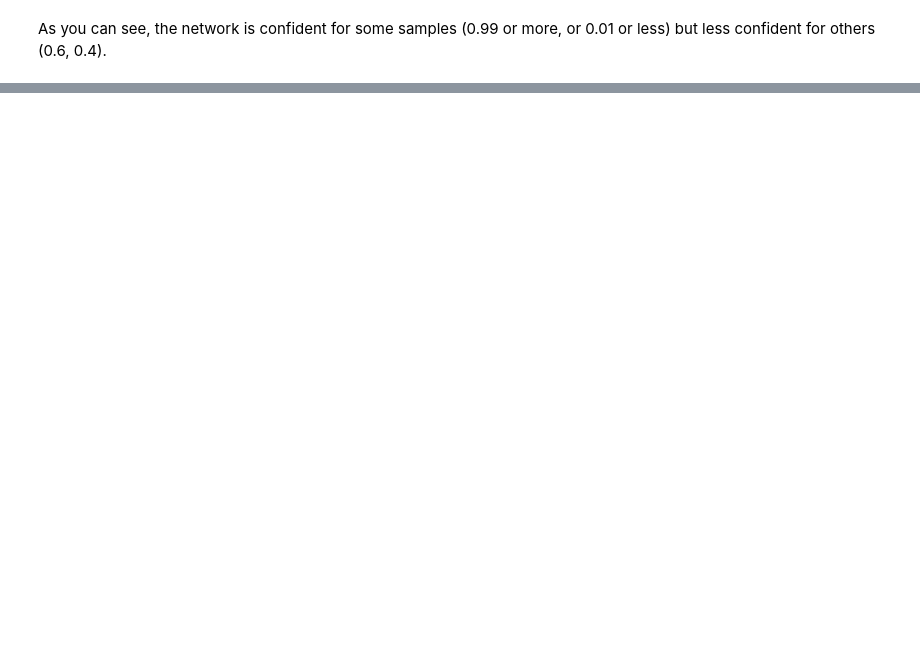
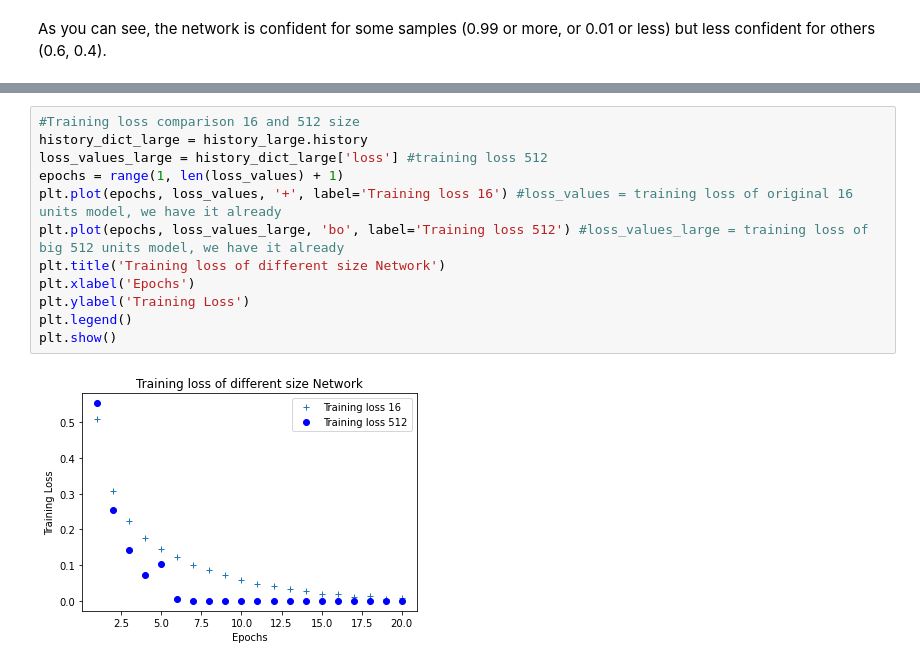
Before and after one commit to sebinefrancis/Deep-Learning-Exercise, a Jupyter notebook: IMDB Review Binary Classification/IMDB_Binary_Classification.ipynb, the cells around one changed output, grey strips where cells are left out. Cells and saved outputs as stored; diff of their text form; blank space fills up the shorter version.

```diff
--- a/IMDB Review Binary Classification/IMDB_Binary_Classification.ipynb
+++ b/IMDB Review Binary Classification/IMDB_Binary_Classification.ipynb
@@ -265,0 +349,14 @@ less) but less confident for others (0.6, 0.4).
+# %%
+#Training loss comparison 16 and 512 size
+history_dict_large = history_large.history
+loss_values_large = history_dict_large['loss'] #training loss 512
+epochs = range(1, len(loss_values) + 1)
+plt.plot(epochs, loss_values, '+', label='Training loss 16') #loss_values = training loss of original 16 units model, we have it already
+plt.plot(epochs, loss_values_large, 'bo', label='Training loss 512') #loss_values_large = training loss of big 512 units model, we have it already
+plt.title('Training loss of different size Network')
+plt.xlabel('Epochs')
+plt.ylabel('Training Loss')
+plt.legend()
+plt.show()
+# %% [output]
+[figure, added]
```
Also changed, not shown: parts of 14 cells of this notebook.
